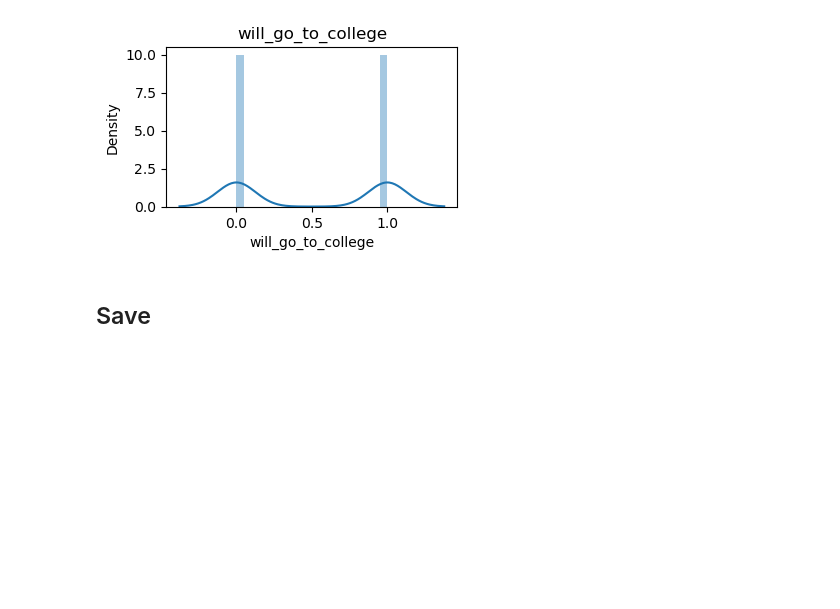
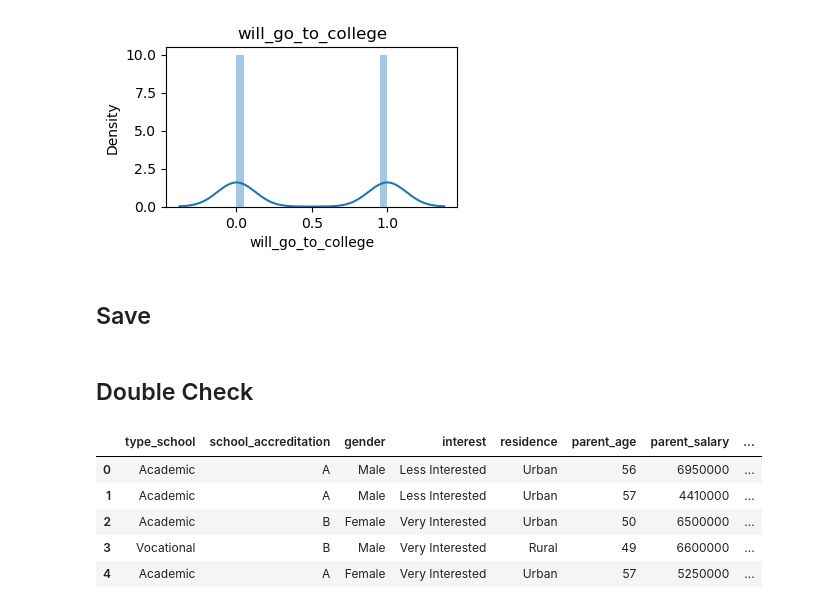
Before and after one commit to FilipLangiewicz/AutoMLTunability, a Jupyter notebook: code/Data Processing/DP_college.ipynb, the cells around one changed output. Drawn from its saved outputs; the diff is of its cells as text; code cells hidden in the pictures; blank space fills up the shorter version.

```diff
--- a/code/Data Processing/DP_college.ipynb
+++ b/code/Data Processing/DP_college.ipynb
@@ -80,0 +81,13 @@ df.to_csv("../../data/processed/college.csv")
+# %% [markdown]
+## Double Check
+# %%
+import pandas as pd
+data = pd.read_csv("../../data/processed/college.csv")
+data.head()
+# %% [output]
+|  | type_school | school_accreditation | gender | interest | residence | parent_age | parent_salary | ... |
+| 0 | Academic | A | Male | Less Interested | Urban | 56 | 6950000 | ... |
+| 1 | Academic | A | Male | Less Interested | Urban | 57 | 4410000 | ... |
+| 2 | Academic | B | Female | Very Interested | Urban | 50 | 6500000 | ... |
+| 3 | Vocational | B | Male | Very Interested | Rural | 49 | 6600000 | ... |
+| 4 | Academic | A | Female | Very Interested | Urban | 57 | 5250000 | ... |
```
Also changed, not shown: parts of 1 cell of this notebook, 9 other files.
